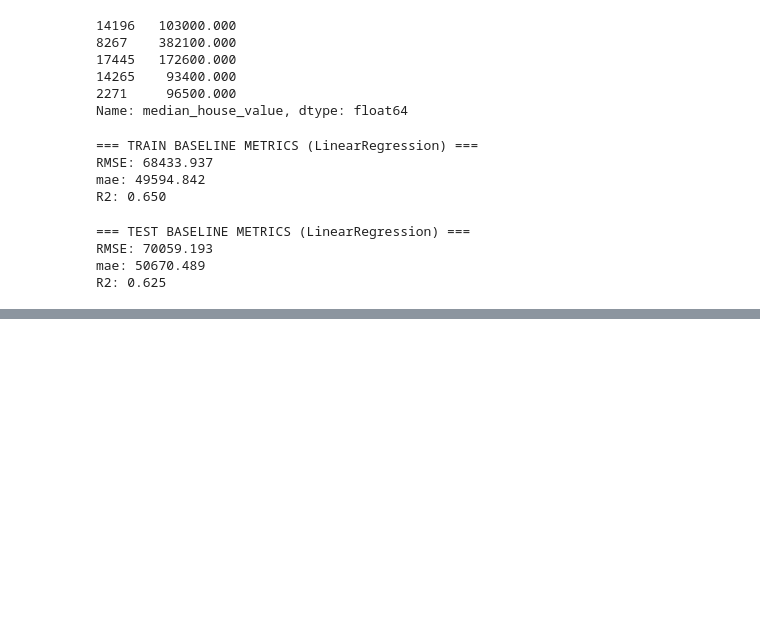
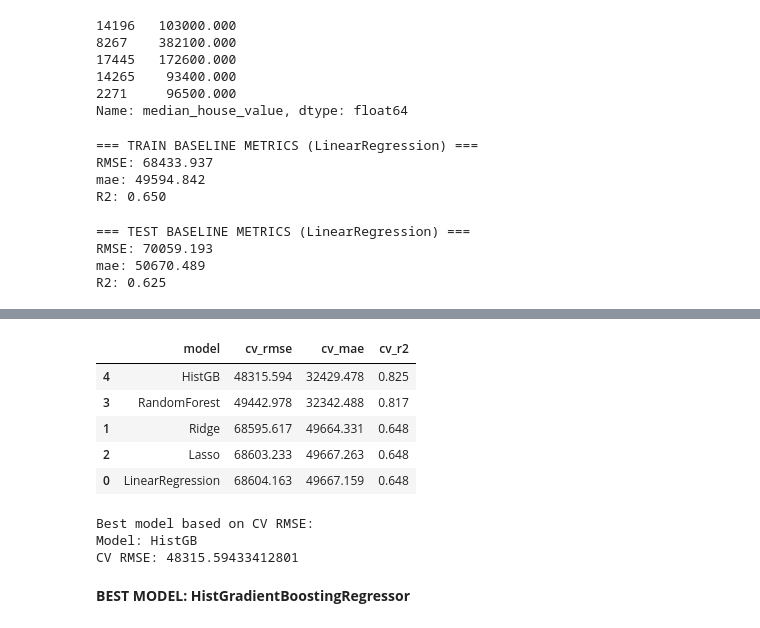
Before and after one commit to ranjansinghds/house-price-prediction-ml-project, a Jupyter notebook: house_price_prediction.ipynb, the cells around one changed output, grey strips where cells are left out. Drawn from its saved outputs; the diff is of its cells as text; code cells hidden in the pictures; blank space fills up the shorter version.

```diff
--- a/house_price_prediction.ipynb
+++ b/house_price_prediction.ipynb
@@ -524,0 +526,40 @@ R2: 0.625
+# %%
+# models to try
+models = {
+    "LinearRegression": LinearRegression(),
+    "Ridge": Ridge(random_state=42),
+    "Lasso": Lasso(random_state=42, max_iter=10000),
+    "RandomForest": RandomForestRegressor(),
+    "HistGB": HistGradientBoostingRegressor()
+}
+# %%
+k = 5
+cv = KFold(n_splits=k, shuffle=True, random_state=42)
+# %%
+scoring = {
+    "rmse": "neg_root_mean_squared_error",
+    "mae": "neg_mean_absolute_error",
+    "r2": "r2"
+}
+# %%
+rows = []
+
+for name, model in models.items():
+    pipe = Pipeline(
+        steps=[
+            ("preprocess", preprocess),
+            ("model", model)
+        ]
+    )
+    score = cross_validate(pipe, X_train, y_train, cv=cv, scoring=scoring, n_jobs=1)
+    rows.append({
+        "model": name,
+        "cv_rmse": -score["test_rmse"].mean(),
+        "cv_mae": -score["test_mae"].mean(),
+        "cv_r2": score["test_r2"].mean(),
+    })
+
+# sort based on lowest rmse value
+cv_results = pd.DataFrame(rows).sort_values("cv_rmse")
+print("=== CV Model Comparison ===")
+print(cv_results)
@@ -524,0 +574,24 @@ R2: 0.625
+# %%
+cv_results
+# %% [output]
+|  | model | cv_rmse | cv_mae | cv_r2 |
+| 4 | HistGB | 48315.594 | 32429.478 | 0.825 |
+| 3 | RandomForest | 49442.978 | 32342.488 | 0.817 |
+| 1 | Ridge | 68595.617 | 49664.331 | 0.648 |
+| 2 | Lasso | 68603.233 | 49667.263 | 0.648 |
+| 0 | LinearRegression | 68604.163 | 49667.159 | 0.648 |
+# %%
+best_row = cv_results.sort_values("cv_rmse").iloc[0]
+
+best_model_name = best_row["model"]
+best_rmse = best_row["cv_rmse"]
+
+print("Best model based on CV RMSE:")
+print("Model:", best_model_name)
+print("CV RMSE:", best_rmse)
+# %% [output]
+Best model based on CV RMSE:
+Model: HistGB
+CV RMSE: 48315.59433412801
+# %% [markdown]
+**BEST MODEL: HistGradientBoostingRegressor**
```
Also changed, not shown: parts of 4 cells of this notebook.
